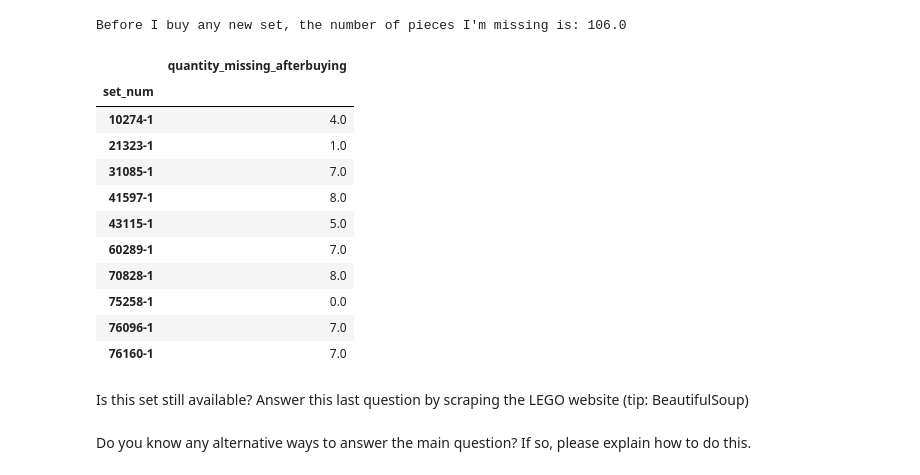
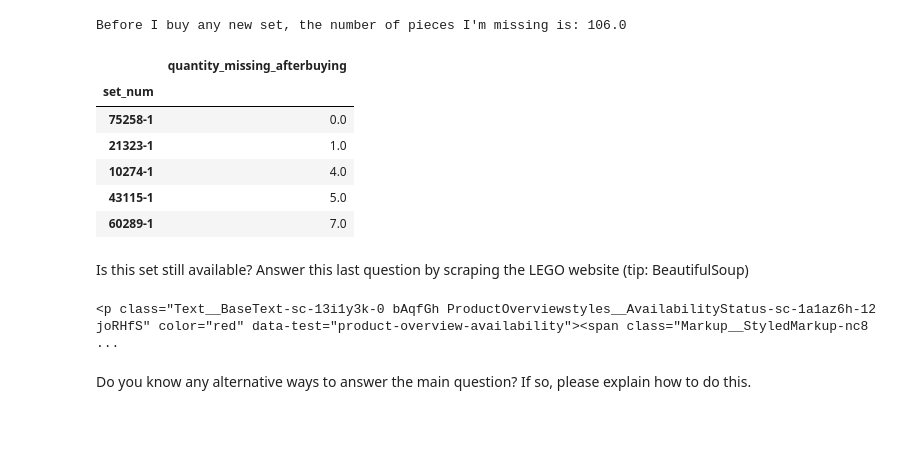
Before and after one commit to vstrien/1-meting-legocase, a Jupyter notebook: Uitwerkingen/Q4.ipynb, the cells around one changed output. Drawn from its saved outputs; the diff is of its cells as text; code cells hidden in the pictures; blank space fills up the shorter version.

```diff
--- a/Uitwerkingen/Q4.ipynb
+++ b/Uitwerkingen/Q4.ipynb
@@ -804,27 +801,23 @@ Before I buy any new set, the number of pieces I'm missing is: 106.0
 # %%
 
 # 1. Filter only 2017+
 sets_from_2017 = sets_with_parts.query('year > 2017')
 # 2. Join with parts I need
 df_piecesneeded_afterbuying = df_piecesneeded.merge(sets_from_2017, left_on=['part_num', 'color'], right_on=['part_num', 'color'], suffixes=(None, '_s'))
 # 3. Calculate how many pieces are missing afterwards
 df_piecesneeded_afterbuying['quantity_missing_afterbuying'] = df_piecesneeded_afterbuying['quantity_missing'] - df_piecesneeded_afterbuying['quantity']
 df_piecesneeded_afterbuying['quantity_missing_afterbuying'] = df_piecesneeded_afterbuying['quantity_missing_afterbuying'].clip(lower=0)
 # 4. Group by set_num, sum the missing pieces
 df_piecesneeded_afterbuying[['set_num', 'quantity_missing_afterbuying']].groupby('set_num').sum()
 # 5. Order by missing pieces
+df_piecesneeded_afterbuying[['set_num', 'quantity_missing_afterbuying']].groupby('set_num').sum().sort_values('quantity_missing_afterbuying', ascending=True).head(5)
 # %% [output]
 |  | quantity_missing_afterbuying |
 | set_num |  |
+| 75258-1 | 0.0 |
+| 21323-1 | 1.0 |
 | 10274-1 | 4.0 |
-| 21323-1 | 1.0 |
-| 31085-1 | 7.0 |
-| 41597-1 | 8.0 |
 | 43115-1 | 5.0 |
 | 60289-1 | 7.0 |
-| 70828-1 | 8.0 |
-| 75258-1 | 0.0 |
-| 76096-1 | 7.0 |
-| 76160-1 | 7.0 |
 # %% [markdown]
 Is this set still available? Answer this last question by scraping the LEGO website (tip: BeautifulSoup)
@@ -831,2 +836,8 @@ Is this set still available? Answer this last question by scraping the LEGO webs
+# %%
+# Check if the set exists by looking for the product title element
+product_availability = soup.find("p", attrs={"data-test": "product-overview-availability"})
+product_availability.inner
+# %% [output]
+<p class="Text__BaseText-sc-13i1y3k-0 bAqfGh ProductOverviewstyles__AvailabilityStatus-sc-1a1az6h-12 joRHfS" color="red" data-test="product-overview-availability"><span class="Markup__StyledMarkup-nc8 ...
 # %% [markdown]
 Do you know any alternative ways to answer the main question? If so, please explain how to do this.
```
Also changed, not shown: parts of 2 cells of this notebook, 1 other file.
